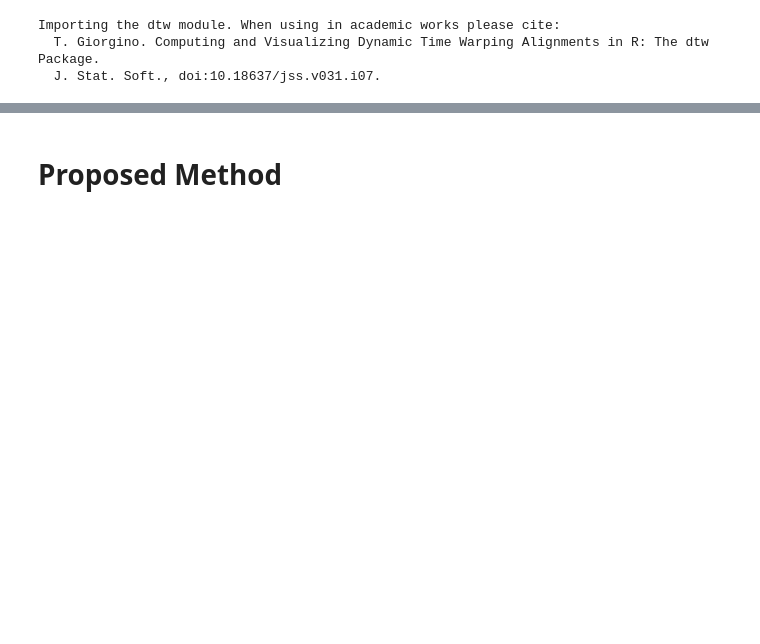
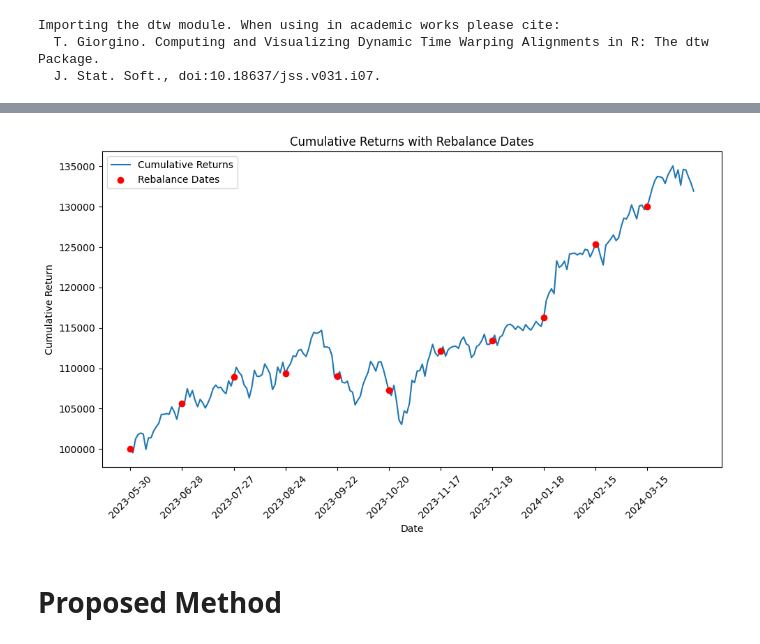
Before and after one commit to asarm/InUCoN, a Jupyter notebook: rebalancing_test.ipynb, the cells around one changed output, grey strips where cells are left out. Cells and saved outputs as stored; diff of their text form; code cells hidden in the pictures; blank space fills up the shorter version.

```diff
--- a/rebalancing_test.ipynb
+++ b/rebalancing_test.ipynb
@@ -15,6 +15,6 @@ from tqdm import tqdm
 # %%
-my_allocator = Allocator(rebalancing_period=20, lookback_months=6)
-trade_start_date = "2023-05-26"
+my_allocator = Allocator()
+trade_start_date = "2023-02-01"
 preparer = DataPreparer(
     data_path="cold_data/description_vectors.pkl",
     textual_path="cold_data/textual_information.csv",
@@ -25,5 +25,9 @@ preparer = DataPreparer(
 final_return, cumulative_returns, weights_history, rebalance_dates = my_allocator.calculate_rebalanced_returns(
     stockData=preparer.stockData[preparer.stockData.index >"2023-01-01"],
     startDate=trade_start_date,
-    initial_investment=100000
+    initial_investment=100000,
+    rebalance_dates=['2023-05-19', '2023-06-11',
+       '2023-07-04', '2023-07-27', '2023-08-19', '2023-09-11',
+       '2023-10-04', '2023-10-27', '2023-11-19', '2023-12-12',
+       '2024-01-04', '2024-01-27', '2024-02-19']
 )
@@ -34,3 +56,26 @@ Final Return: 0.31940715197727665
+# %%
+plt.figure(figsize=(10, 6))
+
+# Plot the cumulative returns with all dates (it could be for every day)
+plt.plot(cumulative_returns.index, cumulative_returns, label="Cumulative Returns")
+
+# Mark the rebalance dates on the plot
+plt.scatter(rebalance_dates, cumulative_returns.loc[rebalance_dates], color='red', label="Rebalance Dates", zorder=5)
+
+# Customizing the x-axis to show only rebalance dates
+plt.xticks(rebalance_dates, rotation=45)
+
+# Adding labels and title
+plt.xlabel("Date")
+plt.ylabel("Cumulative Return")
+plt.title("Cumulative Returns with Rebalance Dates")
+plt.legend()
+
+# Display the plot
+plt.tight_layout()
+plt.show()
+# %% [output]
+[figure, added]
 # %% [markdown]
 # Proposed Method
 # %%
```
Also changed, not shown: parts of 9 cells of this notebook, 18 other files.
